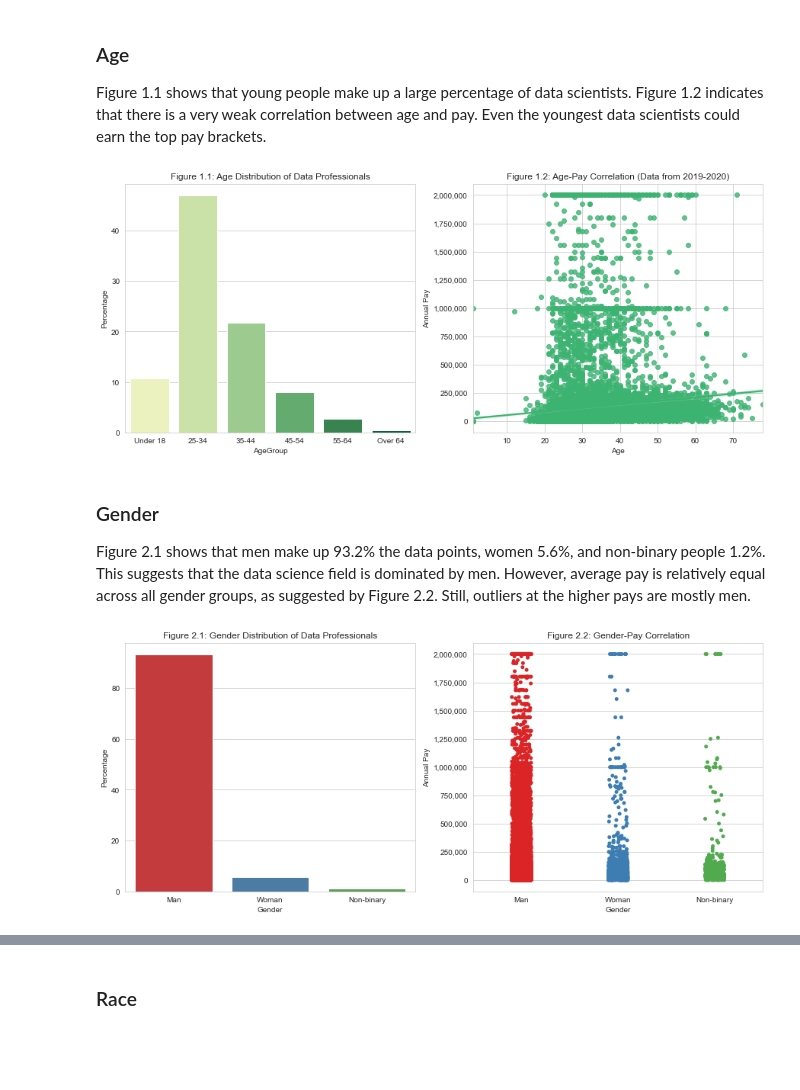
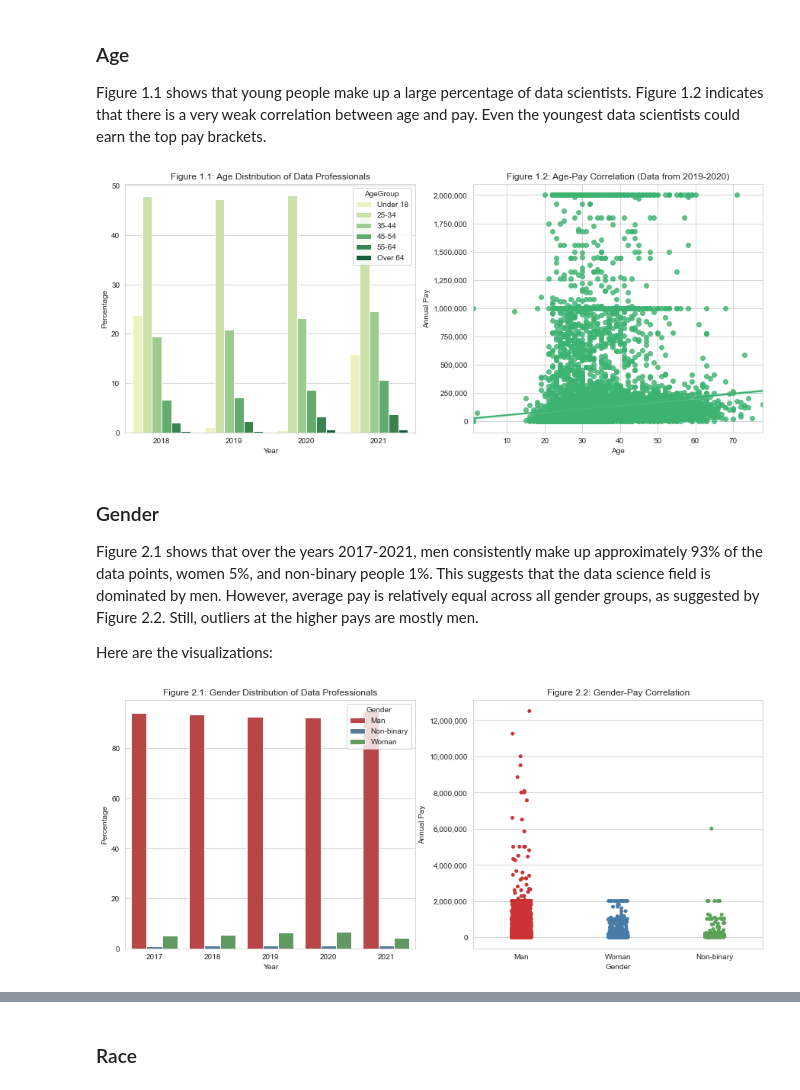
Before and after one commit to potatokim/data-science-demographics-visuals, a Jupyter notebook: main.ipynb, the cells around one changed output, grey strips where cells are left out. Drawn from its saved outputs; the diff is of its cells as text; code cells hidden in the pictures; blank space fills up the shorter version.

Commit message:
fixed year split

```diff
--- a/main.ipynb
+++ b/main.ipynb
@@ -126,8 +134,8 @@ for i in range(len(dfs)):
 # %%
-# filter for rows related to data science / analytics
+# Filter for rows related to data science / analytics
 # DevType = Data or business analyst | Data scientist or machine learning specialist | Engineer, data
 for i, df in enumerate(dfs):
-    df = df.dropna(subset=[DEV_TYPE])
+    df.dropna(subset=[DEV_TYPE], inplace=True)
     df = df[df[DEV_TYPE].str.contains('data|analyst', case=False, na=False, regex=True)]
     dfs[i] = df
 # %%
@@ -247,6 +284,8 @@ location_replacements = {
 for i in range(len(dfs)):
     dfs[i][LOCATION].replace(location_replacements, inplace = True)
 # %%
+# Reformat Years of Experience, rounding up to nearest integer year
+# Accepting some data loss here because 20 or more years is round to 21 years
 replacements = {'Less than a year': 1,
                 '1 to 2 years': 2,
                 '2 to 3 years': 3,
@@ -269,10 +308,12 @@ replacements = {'Less than a year': 1,
                 '19 to 20 years': 20,
                 '20 or more years': 21}
 
-# Reformat Year of Experience, rounding up to nearest integer year and
-# Accepting some data loss here because 20 or more years is round to 21 years
 for i in range(len(dfs)):
     dfs[i][YOE] = dfs[i][YEARS_CODE].replace(replacements)
     dfs[i][YOE] = pd.to_numeric(dfs[i][YOE], errors='coerce')
-#     dfs[i] = dfs[i].drop(columns=[YEARS_CODE])
+    dfs[i] = dfs[i].drop(columns=[YEARS_CODE])
+# %%
+# Adding in years
+for i in range(len(dfs)):
+    dfs[i][YEAR] = new_base_year + i
 # %%
@@ -324,6 +362,7 @@ Visualising the composition of data professionals with regards to various factor
 # %%
 # Constants
 PAIR_FIG_SIZE = (15, 6)
+CNT_LABEL = 'Count'
 PCT_LABEL = 'Percentage'
 PAY_LABEL = 'Annual Pay'
 
@@ -331,8 +370,11 @@ PAY_LABEL = 'Annual Pay'
 def format_pay_axis(ax, isX):
     if isX:
         axis = ax.get_xaxis()
+        ax.ticklabel_format(axis='x', style='plain')
     else:
         axis = ax.get_yaxis()
+        ax.ticklabel_format(axis='y', style='plain')
+
     axis.set_major_formatter(
     matplotlib.ticker.FuncFormatter(lambda x, p: format(int(x), ',')))
 
@@ -345,70 +387,68 @@ Figure 1.1 shows that young people make up a large percentage of data scientists
 age_fig, age_axes = plt.subplots(1, 2, figsize=PAIR_FIG_SIZE)
 
 # Plot age distribution
-age_dist = data[AGE_GROUP].value_counts(dropna=True)
-total_count = age_dist.sum()
-age_dist = (age_dist / total_count * 100).rename('Percentage').reset_index()
+age_dist = data.groupby([YEAR, AGE_GROUP]).size().rename(CNT_LABEL).reset_index()
+age_dist[PCT_LABEL] = age_dist[CNT_LABEL] / age_dist.groupby(YEAR)[CNT_LABEL].transform('sum') * 100
 
-age_plot = sns.barplot(ax=age_axes[0],
-                       x='index',
-                       y='Percentage',
-                       data=age_dist,
-                       palette='YlGn', # YlGnBu Greens_d mako YlGn summer_r
-                       order=['Under 18', '25-34', '35-44', '45-54', '55-64', 'Over 64'])
-age_plot.set(xlabel=AGE_GROUP, title='Figure 1.1: Age Distribution of Data Professionals')
+age_plot = sns.barplot(
+    ax=age_axes[0],
+    x=YEAR,
+    y=PCT_LABEL,
+    data=age_dist,
+    palette='YlGn', # TODO: remove YlGnBu Greens_d mako YlGn summer_r
+    hue=AGE_GROUP,
+    hue_order=['Under 18', '25-34', '35-44', '45-54', '55-64', 'Over 64']
+)
 
+age_plot.set(title='Figure 1.1: Age Distribution of Data Professionals')
 
 # Plot age-pay linear regression
 age_pay_data = pd.concat([raw_dfs[2019 - new_base_year], raw_dfs[2020 - new_base_year]]).loc[:, [AGE, PAY, DEV_TYPE]].dropna()
 age_pay_data.rename(columns={PAY: PAY_LABEL}, inplace=True)
 age_pay_data = age_pay_data[age_pay_data[DEV_TYPE].str.contains('data|analyst', case=False, na=False, regex=True)]
-
-# There are a lot of data points claiming to be 99 year-old people...
-age_pay_data = age_pay_data[age_pay_data[AGE] < 80]
+age_pay_data = age_pay_data[age_pay_data[AGE] < AGE_THRESHOLD]
 
 age_pay_plot = sns.regplot(ax=age_axes[1], x=AGE, y=PAY_LABEL, data=age_pay_data, color='mediumseagreen')
 age_pay_plot.set(title='Figure 1.2: Age-Pay Correlation (Data from 2019-2020)')
-age_axes[1].ticklabel_format(axis='y', style='plain')
 format_pay_axis(age_axes[1], False)
 # %% [output]
-[figure, old version]
+[figure, new version]
 # %% [markdown]
 ### Gender
 
-Figure 2.1 shows that men make up 93.2% the data points, women 5.6%, and non-binary people 1.2%. This suggests that the data science field is dominated by men. However, average pay is relatively equal across all gender groups, as suggested by Figure 2.2. Still, outliers at the higher pays are mostly men.
+Figure 2.1 shows that over the years 2017-2021, men consistently make up approximately 93% of the data points, women 5%, and non-binary people 1%. This suggests that the data science field is dominated by men. However, average pay is relatively equal across all gender groups, as suggested by Figure 2.2. Still, outliers at the higher pays are mostly men.
+
+Here are the visualizations:
 # %%
 # Gender
 gender_fig, gender_axes = plt.subplots(1, 2, figsize=PAIR_FIG_SIZE)
-pal = sns.color_palette('Set1', 3, .9)
+pal = sns.color_palette('Set1', 3, .75)
 
-# Plot gender distribution
-gender_dist = data[GENDER].value_counts(dropna=True)
-total_count = gender_dist.sum()
-gender_dist = (gender_dist / total_count * 100).rename('Percentage').reset_index()
+gender_dist = data.groupby([YEAR, GENDER]).size().rename(CNT_LABEL).reset_index()
+gender_dist[PCT_LABEL] = gender_dist[CNT_LABEL] / gender_dist.groupby(YEAR)[CNT_LABEL].transform('sum') * 100
 
-gender_plot = sns.barplot(ax=gender_axes[0],
-                          x='index',
-                          y='Percentage',
-                          data=gender_dist,
-                          palette=pal)
-gender_plot.set(xlabel=GENDER, title='Figure 2.1: Gender Distribution of Data Professionals')
+gender_plot = sns.barplot(
+    ax=gender_axes[0],
+    x=YEAR,
+    y=PCT_LABEL,
+    data=gender_dist,
+    palette=pal,
+    hue=GENDER
+)
+gender_plot.set(title='Figure 2.1: Gender Distribution of Data Professionals')
 
 # Plot correlation
 sns.set_palette(pal)
 gender_pay_data = data.loc[:, [GENDER, PAY]].dropna()
-
-# Coincidentally, by removing from the dataset people claiming to 80+ years old in the Age section above,
-# we have no one earning 2000000+ left. Uncomment the line below if you want to see the full data
-gender_pay_data = gender_pay_data[gender_pay_data[PAY] < 2001000]
 
 gender_pay_data.rename(columns={PAY: PAY_LABEL}, inplace=True)
 
 gender_pay_plot = sns.stripplot(ax=gender_axes[1],
                                 x=GENDER,
                                 y=PAY_LABEL,
                                 data=gender_pay_data,
                                 palette=pal)
 gender_pay_plot.set(xlabel=GENDER, title='Figure 2.2: Gender-Pay Correlation')
 format_pay_axis(gender_axes[1], False)
 # %% [output]
-[figure, old version]
+[figure, new version]
```
Also changed, not shown: parts of 29 cells of this notebook.
